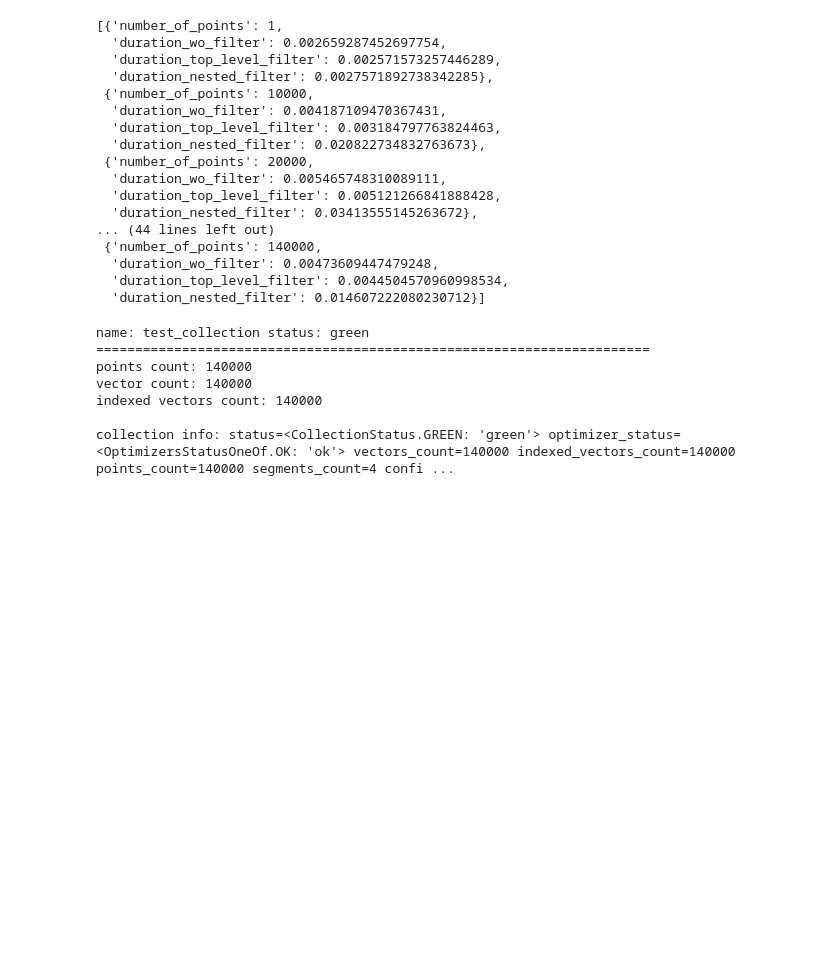
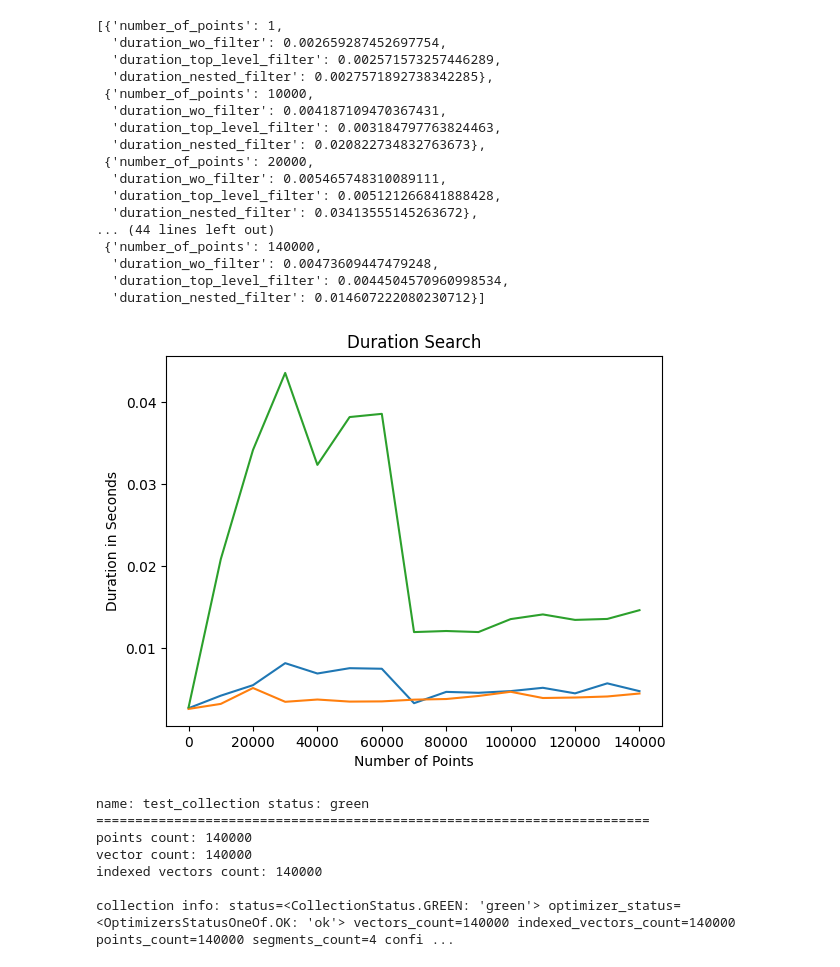
Before and after one commit to mymindwentblvnk/qdrant-101, a Jupyter notebook: notebooks/indexing_collections.ipynb, the cells around one changed output. Drawn from its saved outputs; the diff is of its cells as text; code cells hidden in the pictures; blank space fills up the shorter version.

```diff
--- a/notebooks/indexing_collections.ipynb
+++ b/notebooks/indexing_collections.ipynb
@@ -309,6 +292,10 @@ results
   'duration_wo_filter': 0.00473609447479248,
   'duration_top_level_filter': 0.0044504570960998534,
   'duration_nested_filter': 0.014607222080230712}]
+# %%
+plot_duration_measurement(results)
+# %% [output]
+[figure, added]
 # %%
 get_collection_info()
 # %% [output]
```
Also changed, not shown: parts of 1 cell of this notebook, 1 other file.
